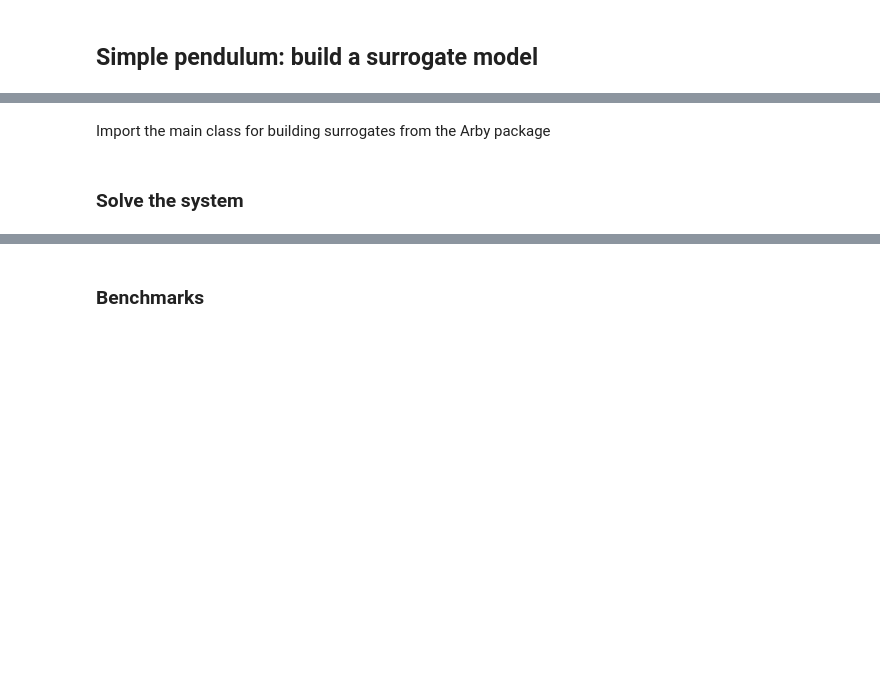
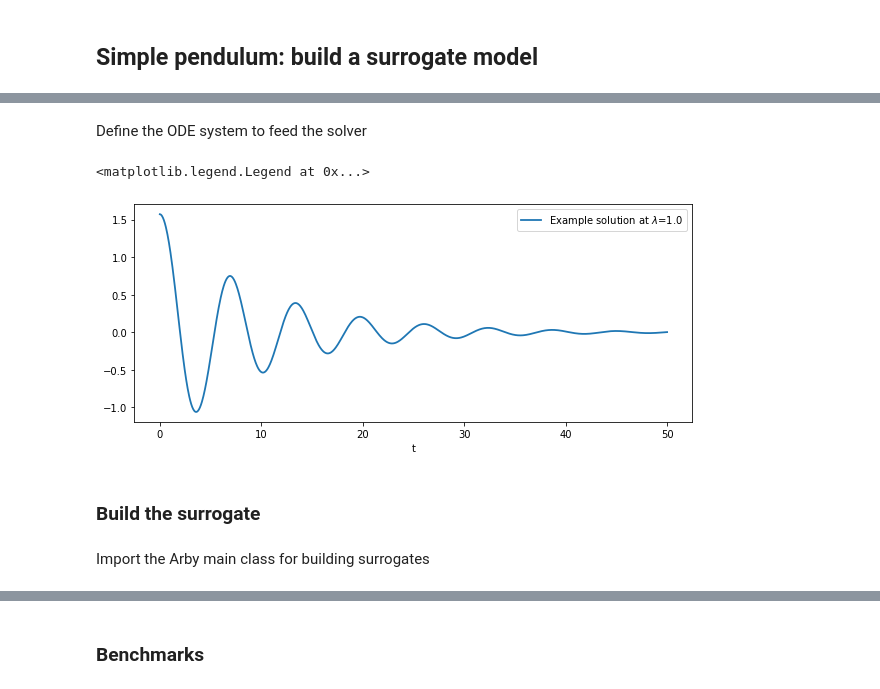
Before and after one commit to aaronuv/arby, a Jupyter notebook: docs/source/_static/pendulum_example.ipynb, the cells around one changed output, grey strips where cells are left out. Saved outputs shown, nothing was run; the diff lists cells and outputs as text; code cells hidden in the pictures; blank space fills up the shorter version.

```diff
--- a/docs/source/_static/pendulum_example.ipynb
+++ b/docs/source/_static/pendulum_example.ipynb
@@ -10,0 +19,2 @@ import matplotlib.pyplot as plt
+# %% [markdown]
+Define the ODE system to feed the solver
@@ -11,6 +32,21 @@ import matplotlib.pyplot as plt
+# %%
+# set the time discretization
+times = np.linspace(0,50,1001)
+# %%
+# plot a simple solution
+λ = 1.
+sol = odeint(pend,y0, times, (b,λ))
+# %%
+plt.figure(figsize=(10,4))
+plt.plot(times, sol[:,0], label=f'Example solution at $\lambda$={λ}', lw=1.8)
+plt.xlabel('t')
+plt.legend()
+# %% [output]
+<matplotlib.legend.Legend at 0x...>
+[figure, added]
+# %% [markdown]
+### Build the surrogate
 # %% [markdown]
-Import the main class for building surrogates from the Arby package
+Import the Arby main class for building surrogates
 # %%
 from arby import ReducedOrderModel as ROM
-# %% [markdown]
-### Solve the system
```
Also changed, not shown: parts of 45 cells of this notebook, 3 other files.
